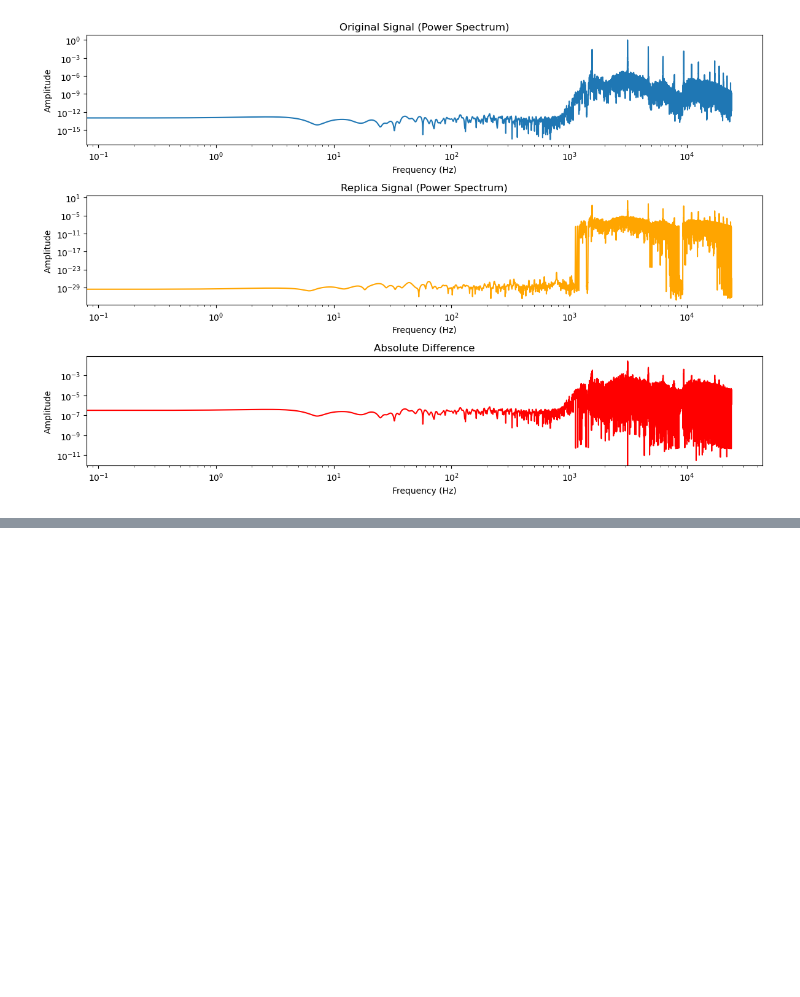
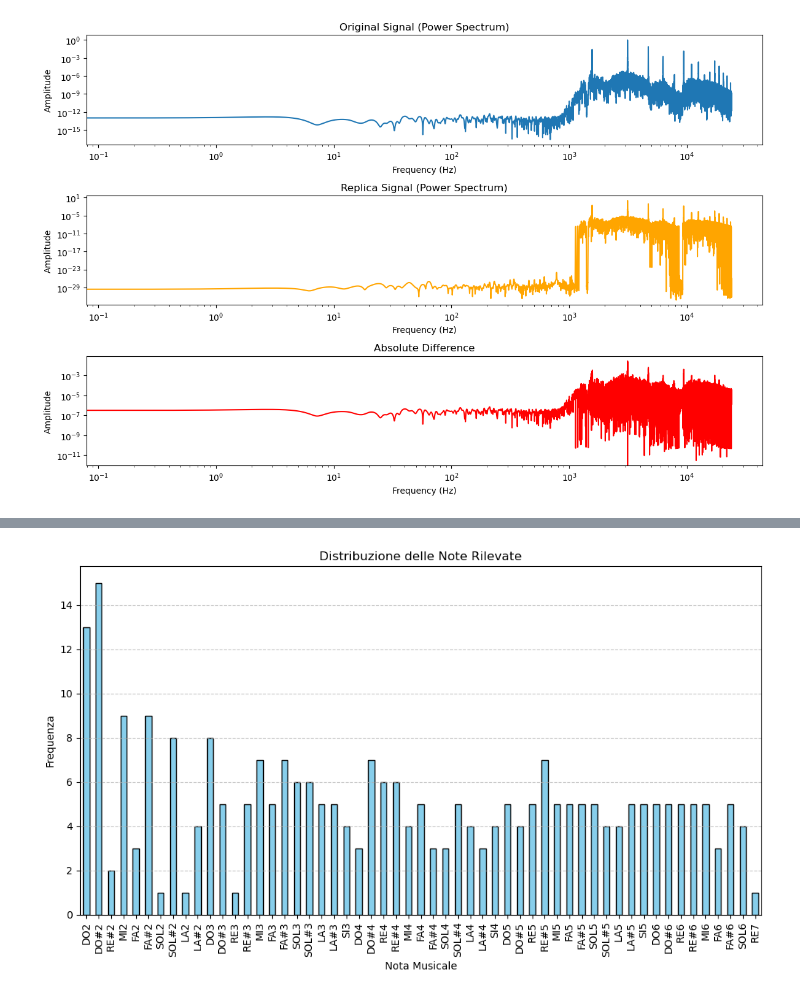
Before and after one commit to Lvetto/lmd_organo, a Jupyter notebook: Organ.ipynb, the cells around one changed output, grey strips where cells are left out. Saved outputs shown, nothing was run; the diff lists cells and outputs as text; code cells hidden in the pictures; blank space fills up the shorter version.

```diff
--- a/Organ.ipynb
+++ b/Organ.ipynb
@@ -276,0 +284,24 @@ plt.show()
+# %%
+df_mapping = pd.read_csv('note_frequencies.csv')
+frequenze_fondamentali = X_design[:, 0]
+
+risultati = []
+for f in frequenze_fondamentali:
+    nota = find_closest_note(f, df_mapping)
+    risultati.append(nota)
+
+note_counts = pd.Series(risultati).value_counts()
+
+ordine_musicale = [n for n in df_mapping['Nome'] if n in note_counts.index]
+note_counts = note_counts.reindex(ordine_musicale)
+
+plt.figure(figsize=(10, 6))
+note_counts.plot(kind='bar', color='skyblue', edgecolor='black')
+plt.title('Distribuzione delle Note Rilevate')
+plt.xlabel('Nota Musicale')
+plt.ylabel('Frequenza')
+plt.grid(axis='y', linestyle='--', alpha=0.7)
+plt.tight_layout()
+plt.show()
+# %% [output]
+[figure, added]
```
Also changed, not shown: parts of 6 cells of this notebook, 2 other files.
